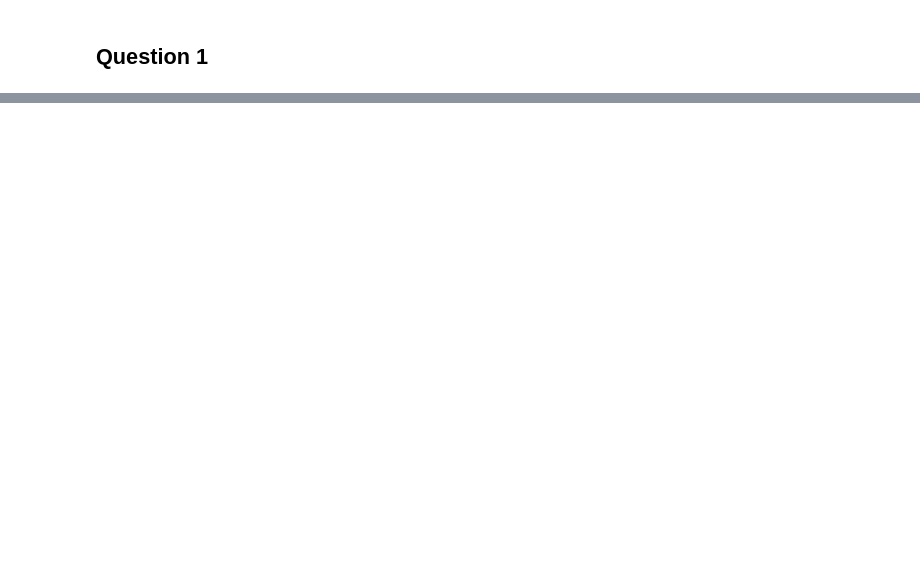
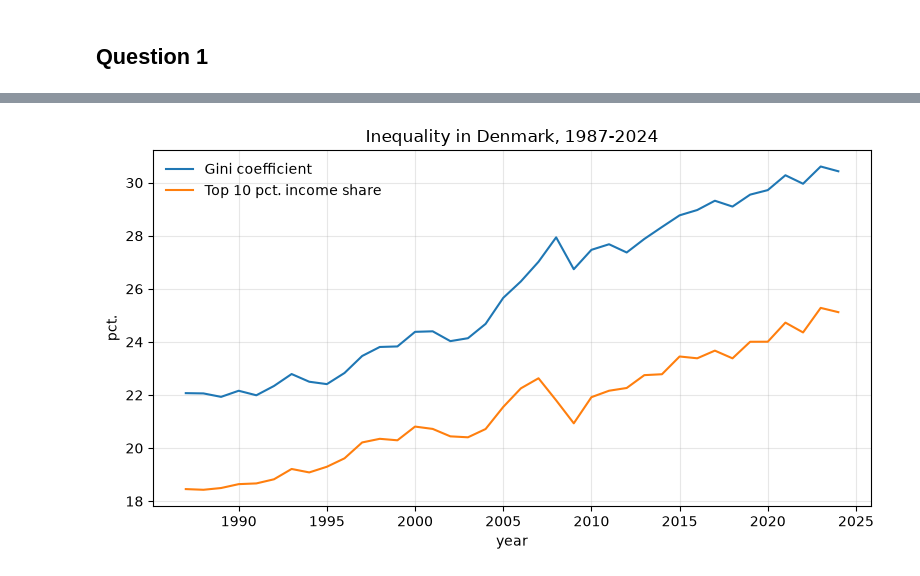
Before and after one commit to NumEconCopenhagen/projects-2025-jvb, a Jupyter notebook: 01_dataproject/dataproject.ipynb, the cells around one changed output, grey strips where cells are left out. Drawn from its saved outputs; the diff is of its cells as text; code cells hidden in the pictures; blank space fills up the shorter version.

```diff
--- a/01_dataproject/dataproject.ipynb
+++ b/01_dataproject/dataproject.ipynb
@@ -427,0 +93,28 @@ Lookup table variables
+# %%
+# a. clean IFOR41: one row per year with the Gini coefficient
+gini = (gini_raw
+        .rename(columns={'TID':'year', 'INDHOLD':'gini'})
+        .loc[:, ['year','gini']]
+        .astype({'year':int, 'gini':float})
+        .sort_values('year')
+        .reset_index(drop=True))
+
+# b. clean IFOR32: one row per year and decile group
+dec = (dec_raw
+       .rename(columns={'TID':'year', 'INDHOLD':'mean_income', 'DECILGEN':'decile'})
+       .loc[:, ['year','decile','mean_income']]
+       .astype({'year':int, 'mean_income':float}))
+
+# c. the top 10 pct. share: mean income in the 10th decile relative to the sum of all deciles
+total = dec.groupby('year')['mean_income'].sum()
+top   = dec[dec['decile'].str.contains('tenth', case=False)].set_index('year')['mean_income']
+assert len(top) == len(total), 'the top decile group was not identified correctly'
+
+top10 = (100*top/total).rename('top10').reset_index()
+
+# d. merge, checking that no rows are duplicated
+data = pd.merge(gini, top10, on='year', validate='1:1')
+
+print(data.head(3))
+print(data.tail(3))
+print('correlation:', round(data['gini'].corr(data['top10']), 3))
@@ -427,0 +131,15 @@ Lookup table variables
+# %%
+fig, ax = plt.subplots(figsize=(8,4.5))
+
+ax.plot(data['year'], data['gini'],  label='Gini coefficient')
+ax.plot(data['year'], data['top10'], label='Top 10 pct. income share')
+
+ax.set_xlabel('year')
+ax.set_ylabel('pct.')
+ax.set_title('Inequality in Denmark, 1987-2024')
+ax.legend(frameon=False)
+ax.grid(alpha=0.3)
+
+fig.tight_layout()
+# %% [output]
+[figure, added]
```
Also changed, not shown: parts of 44 cells of this notebook, 2 other files.
